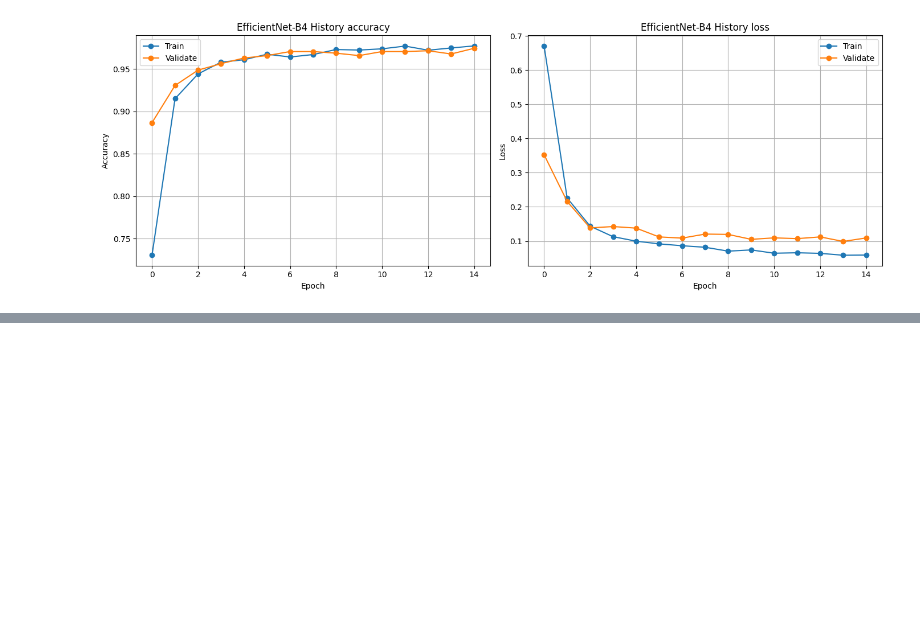
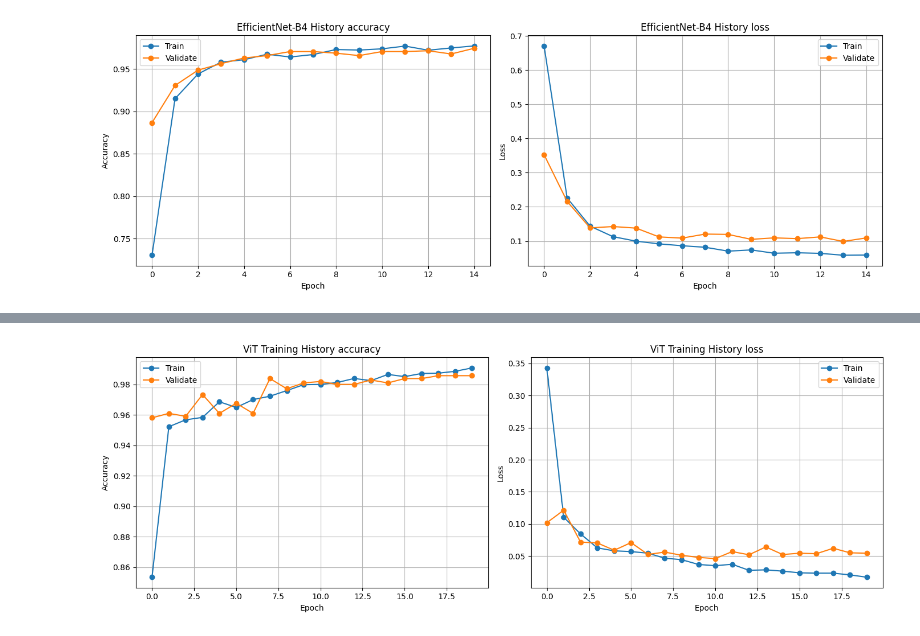
Before and after one commit to rino-genistus/DeepFake-Detection, a Jupyter notebook: deepfake_detection.ipynb, the cells around one changed output, grey strips where cells are left out. Saved outputs shown, nothing was run; the diff lists cells and outputs as text; code cells hidden in the pictures; blank space fills up the shorter version.

```diff
--- a/deepfake_detection.ipynb
+++ b/deepfake_detection.ipynb
@@ -548,0 +568,5 @@ vit_predictions, vit_labels, vit_probabilities = evaluate_model(
+# %%
+#Plotting Training History Data for ViT
+plot_training_history(vit_history, 'ViT Training History')
+# %% [output]
+[figure, added]
```
Also changed, not shown: parts of 1 cell of this notebook.
